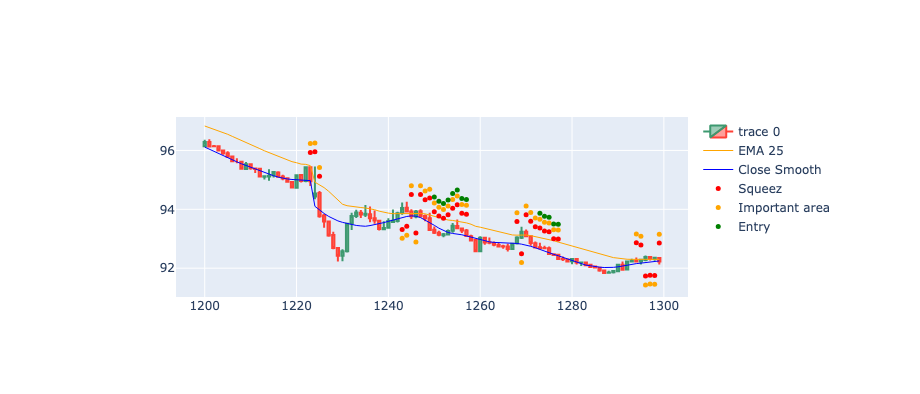
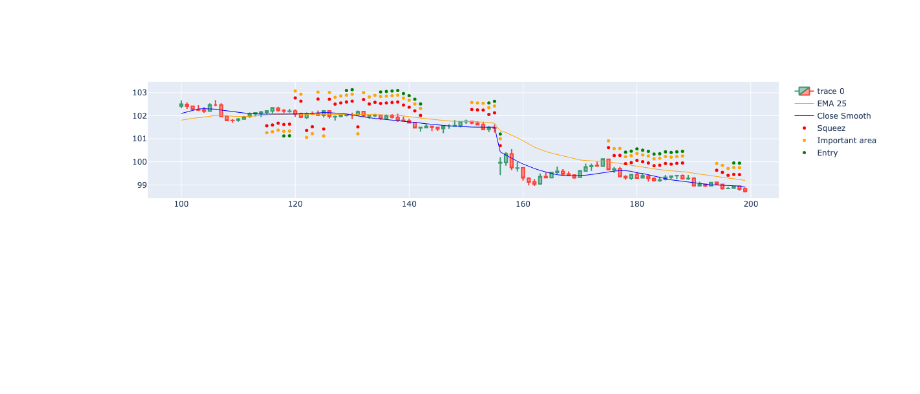
Before and after one commit to gastoncs/jupyter-docker, a Jupyter notebook: app/src/backtesting/squeez/squeez_pattern_v3.ipynb, the cells around one changed output. Drawn from its saved outputs; the diff is of its cells as text; code cells hidden in the pictures; blank space fills up the shorter version.

```diff
--- a/app/src/backtesting/squeez/squeez_pattern_v3.ipynb
+++ b/app/src/backtesting/squeez/squeez_pattern_v3.ipynb
@@ -115,7 +115,7 @@ def detectPosibleBreak(candle)->None:
     close = (df.iloc[candle]).close_5min
     squeezeCloseToEma = (df.iloc[candle]).squeezeCloseToEma
     isTheDayAbove25Ema = (df.iloc[candle]).isTheDayAbove25Ema
-    areDailyEmaStacked = (df.iloc[candle]).areDailyEmaStacked
+    #areDailyEmaStacked = (df.iloc[candle]).areDailyEmaStacked
 
     if (candle <= (window)) or (candle+window+1 >= len(df)):
         return posibleBreak
@@ -157,7 +157,7 @@ if __name__ == '__main__':
     df2.set_index("YMD")
 
     df['ema25_5min'] = calculateEma(df,25)
-    dailyEmaStacked()
+    #dailyEmaStacked()
 
     df = pd.merge(df, df2, how="right", on=["YMD"])
 
@@ -175,7 +175,7 @@ if __name__ == '__main__':
     df["low5min_smooth"] = savgol_filter(df.low_5min, 49, 5)
 
     fromTodayStart = '2022-10-05 09:30:00'
-    toNow   = '2024-10-05 16:00:00'
+    toNow   = '2022-12-05 16:00:00'
     df = df[df['datetime_est'].between(fromTodayStart, toNow)].copy()
 
     #df=df[0:50000]
@@ -197,11 +197,11 @@ if __name__ == '__main__':
     df['index'] = df.index
 
     df = df[['datetime_est','YMD','index','open_5min','high_5min','low_5min','close_5min','volume_5min',
-             'squeezedArea','squeezeCloseToEma','posibleBreak','areDailyEmaStacked',
-             'ema89','ema55','ema34','ema21','ema8','ema25_5min','close5min_smooth','high5min_smooth',
+             'squeezedArea','squeezeCloseToEma','posibleBreak',
+             'ema25_5min','close5min_smooth','high5min_smooth',
              'low5min_smooth','isTheDayAbove25Ema','isPriceActionAboveEma25']]
 
-    result = df[df["posibleBreak"]==EMA25['PRICE_ACCION_OVER_EMA'].value]
+    #result = df[df["posibleBreak"]==EMA25['PRICE_ACCION_OVER_EMA'].value]
     #result = df[df["areDailyEmaStacked"]!=0]
     #print(result.tail())
     #print(result.info())
@@ -244,34 +244,34 @@ with pd.option_context("mode.copy_on_write", True):
 import plotly.io as pio
 import plotly.graph_objects as go
 
-dfpl = df[1200:1300]
+dfpl = df[100:200]
 
 fig = go.Figure(
     data=[
         go.Candlestick(
             x=dfpl.index,
             open=dfpl['open_5min'],
             high=dfpl['high_5min'],
             low=dfpl['low_5min'],
             close=dfpl['close_5min']),
         go.Scatter(
             x=dfpl.index,
             y=dfpl['ema25_5min'],
             line=dict(color='orange', width=1),
             name="EMA 25"),
         go.Scatter(
             x=dfpl.index,
             y=dfpl['close5min_smooth'],
             line=dict(color='blue', width=1),
             name="Close Smooth")
     ]
 )
 
 fig.add_scatter(x=dfpl.index, y=dfpl['squezzeArea'], mode="markers", marker=dict(size=5, color="red"), name="Squeez")
 fig.add_scatter(x=dfpl.index, y=dfpl['squeezeCloseToEmaArea'], mode="markers", marker=dict(size=5, color="orange"), name="Important area")
 fig.add_scatter(x=dfpl.index, y=dfpl['posibleBreakArea'], mode="markers", marker=dict(size=5, color="green"), name="Entry")
 
 fig.update_layout(xaxis_rangeslider_visible=False)
 fig.show()
 # %% [output]
-[figure, old version]
+[figure, new version]
```
Also changed, not shown: 3 other files.
